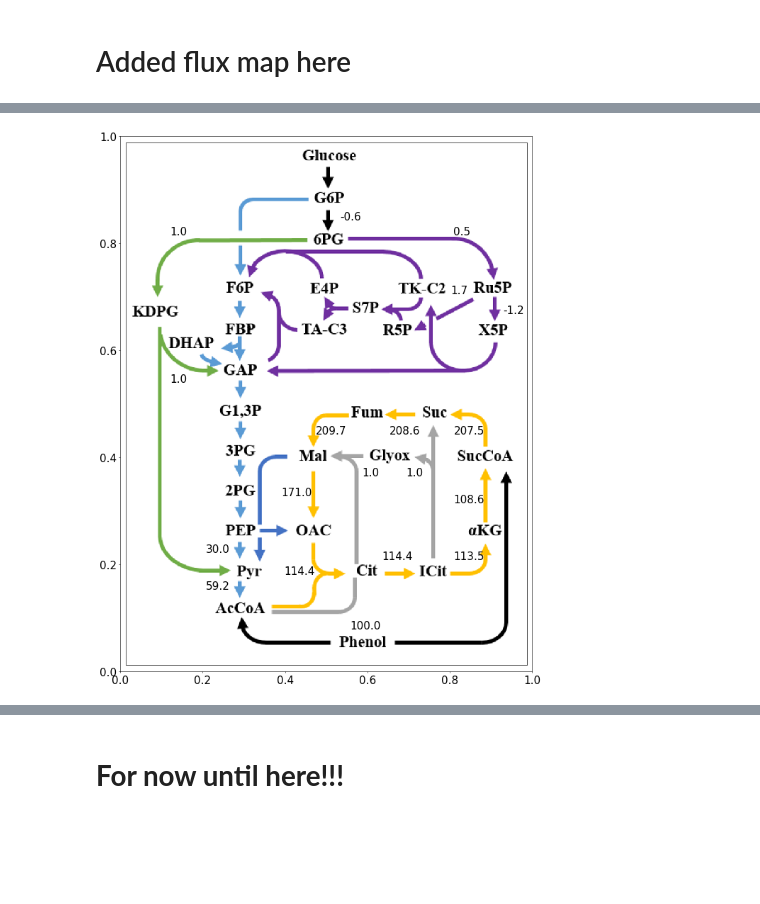
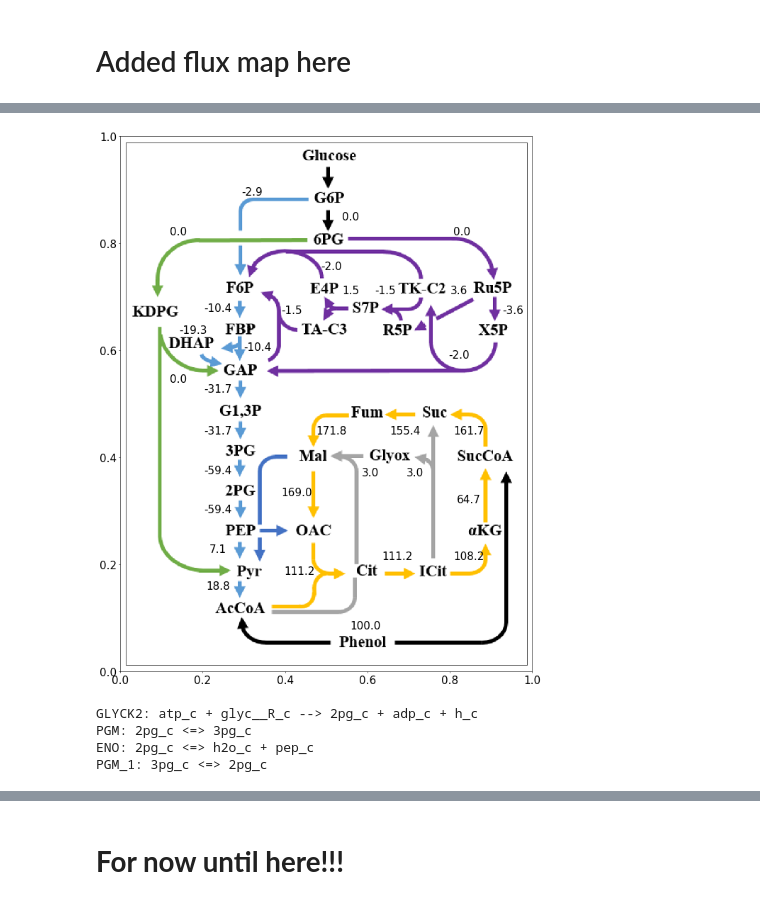
Before and after one commit to LBLQMM/RhodococcusGSM, a Jupyter notebook: Biodesign_gr/notebooks/I_EFLUX2-SPOT_predictionswithreprocesseddatacorr3_clean_gr.ipynb, the cells around one changed output, grey strips where cells are left out. Cells and saved outputs as stored; diff of their text form; code cells hidden in the pictures; blank space fills up the shorter version.

```diff
--- a/Biodesign_gr/notebooks/I_EFLUX2-SPOT_predictionswithreprocesseddatacorr3_clean_gr.ipynb
+++ b/Biodesign_gr/notebooks/I_EFLUX2-SPOT_predictionswithreprocesseddatacorr3_clean_gr.ipynb
@@ -486,6 +518,16 @@ def map_flux_results(data_df, flux_column):
 
     plt.show()
 # %%
-map_flux_results(obspred_fluxes, 'Flux')
+matplotlib.rcParams.update({'font.size': 22})
+map_flux_results(obspred_fluxes, 'EFLUX2 Value')
 # %% [output]
-[figure, old version]
+[figure, new version]
+# %%
+for r in model.metabolites.get_by_id('2pg_c').reactions:
+#     if model.metabolites.get_by_id('g6p_c') in r.metabolites:
+    print(r)
+# %% [output]
+GLYCK2: atp_c + glyc__R_c --> 2pg_c + adp_c + h_c
+PGM: 2pg_c <=> 3pg_c
+ENO: 2pg_c <=> h2o_c + pep_c
+PGM_1: 3pg_c <=> 2pg_c
```
Also changed, not shown: parts of 10 cells of this notebook, 8 other files.
